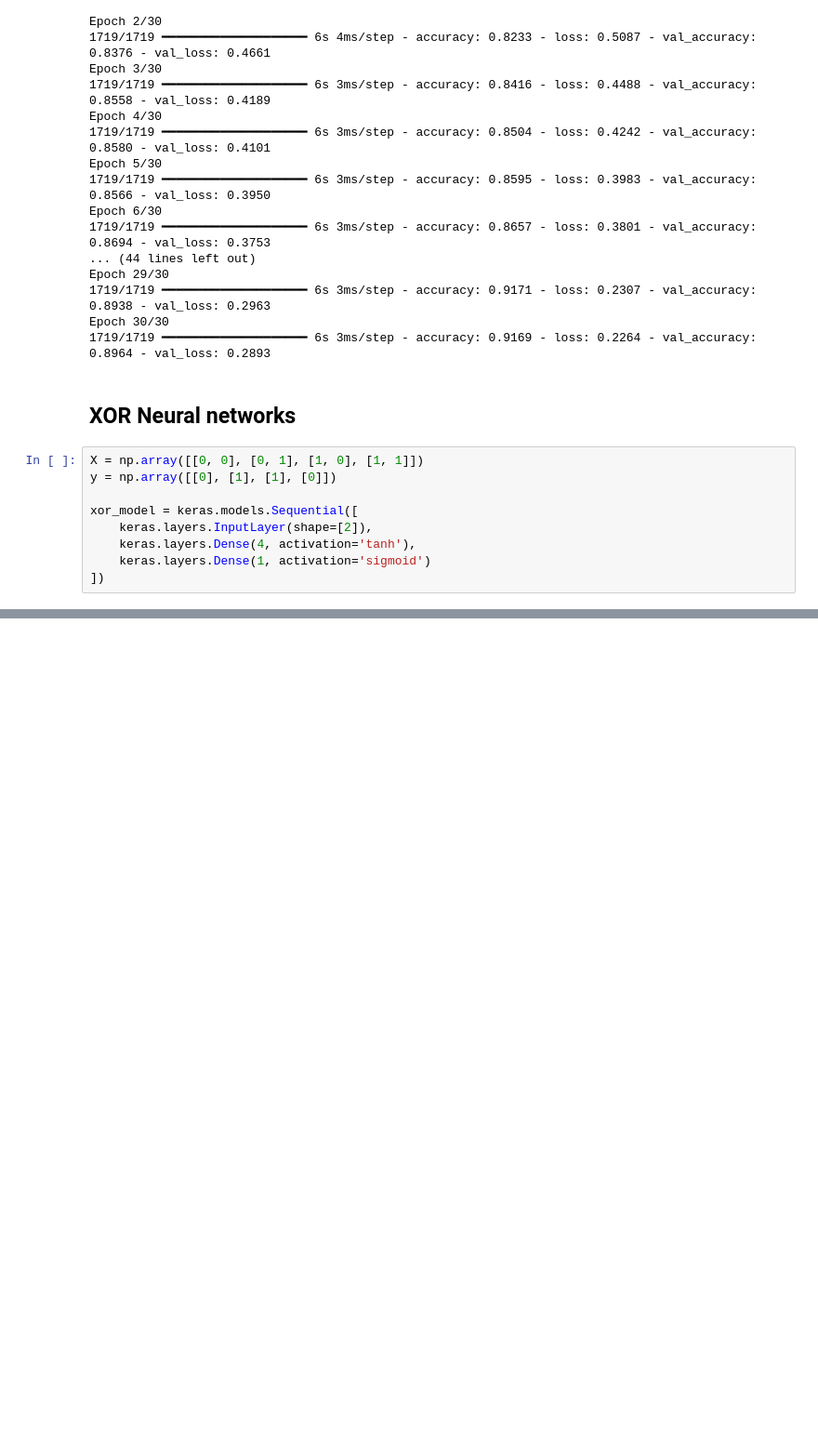
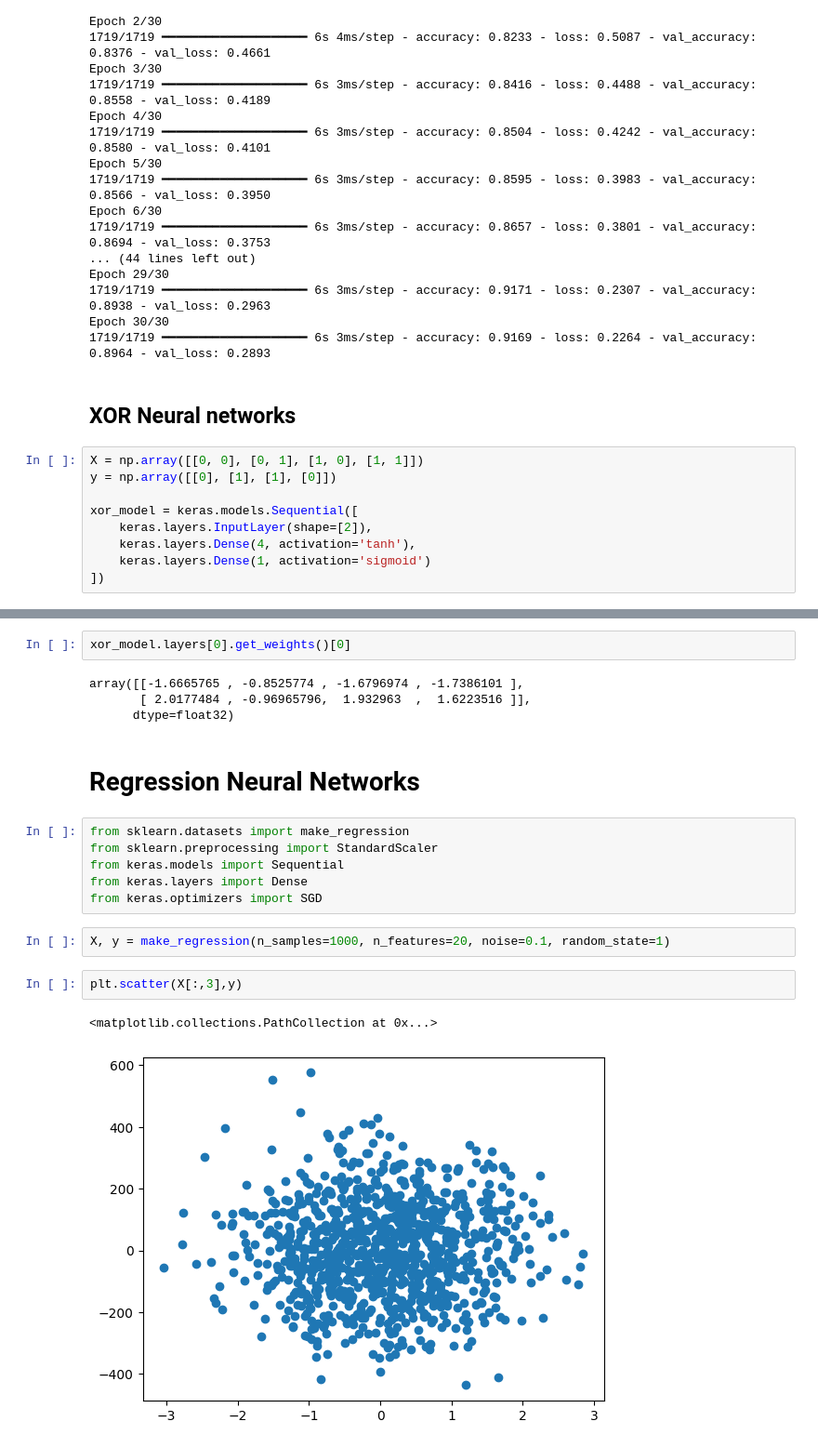
Before and after one commit to EdwinVivek/ML-hands-on-notebooks, a Jupyter notebook: Neural Networks/feed_forward_nn.ipynb, the cells around one changed output, grey strips where cells are left out. Shown at 93% size. Drawn from its saved outputs; the diff is of its cells as text; blank space fills up the shorter version.

```diff
--- a/Neural Networks/feed_forward_nn.ipynb
+++ b/Neural Networks/feed_forward_nn.ipynb
@@ -301,0 +380,21 @@ Predictions:
+# %%
+xor_model.layers[0].get_weights()[0]
+# %% [output]
+array([[-1.6665765 , -0.8525774 , -1.6796974 , -1.7386101 ],
+       [ 2.0177484 , -0.96965796,  1.932963  ,  1.6223516 ]],
+      dtype=float32)
+# %% [markdown]
+# Regression Neural Networks
+# %%
+from sklearn.datasets import make_regression
+from sklearn.preprocessing import StandardScaler
+from keras.models import Sequential
+from keras.layers import Dense
+from keras.optimizers import SGD
+# %%
+X, y = make_regression(n_samples=1000, n_features=20, noise=0.1, random_state=1)
+# %%
+plt.scatter(X[:,3],y)
+# %% [output]
+<matplotlib.collections.PathCollection at 0x...>
+[figure, added]
```
Also changed, not shown: parts of 29 cells of this notebook, 2 other files.
